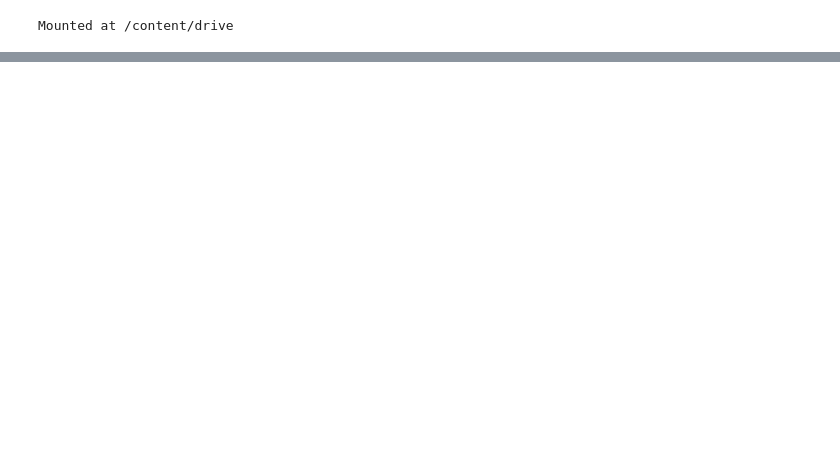
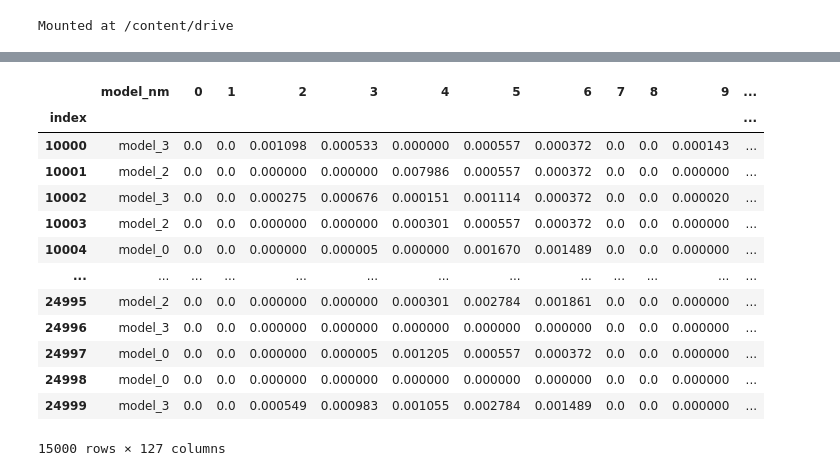
Before and after one commit to chojaeyoon/404, a Jupyter notebook: 식민지/멤제이/LG_data_merge.ipynb, the cells around one changed output, grey strips where cells are left out. Drawn from its saved outputs; the diff is of its cells as text; code cells hidden in the pictures; blank space fills up the shorter version.

```diff
--- a/식민지/멤제이/LG_data_merge.ipynb
+++ b/식민지/멤제이/LG_data_merge.ipynb
@@ -82,0 +177,30 @@ sns.distplot(b, bins = 1000)
+# %%
+trainset = pd.concat([trainset, train_err_code_frq, train_qui_frq], axis = 1)
+testset = pd.concat([testset, test_err_code_frq, test_qui_frq], axis = 1)
+# %%
+trainset2 = trainset.reset_index()
+testset2 = testset.reset_index()
+# %%
+probs = list(set(train_prob.user_id))
+# %%
+trainset2['TARGET'] = trainset2['index'].apply(lambda x: 1 if x in probs else 0)
+trainset2.set_index('index', inplace=True)
+# %%
+X = trainset2.iloc[:,:-1]
+y = pd.DataFrame(trainset2.iloc[:,-1])
+X
+# %% [output]
+|  | model_nm | 0 | 1 | 2 | 3 | 4 | 5 | 6 | 7 | 8 | 9 | ... |
+| index |  |  |  |  |  |  |  |  |  |  |  | ... |
+| 10000 | model_3 | 0.0 | 0.0 | 0.001098 | 0.000533 | 0.000000 | 0.000557 | 0.000372 | 0.0 | 0.0 | 0.000143 | ... |
+| 10001 | model_2 | 0.0 | 0.0 | 0.000000 | 0.000000 | 0.007986 | 0.000557 | 0.000372 | 0.0 | 0.0 | 0.000000 | ... |
+| 10002 | model_3 | 0.0 | 0.0 | 0.000275 | 0.000676 | 0.000151 | 0.001114 | 0.000372 | 0.0 | 0.0 | 0.000020 | ... |
+| 10003 | model_2 | 0.0 | 0.0 | 0.000000 | 0.000000 | 0.000301 | 0.000557 | 0.000372 | 0.0 | 0.0 | 0.000000 | ... |
+| 10004 | model_0 | 0.0 | 0.0 | 0.000000 | 0.000005 | 0.000000 | 0.001670 | 0.001489 | 0.0 | 0.0 | 0.000000 | ... |
+| ... | ... | ... | ... | ... | ... | ... | ... | ... | ... | ... | ... | ... |
+| 24995 | model_2 | 0.0 | 0.0 | 0.000000 | 0.000000 | 0.000301 | 0.002784 | 0.001861 | 0.0 | 0.0 | 0.000000 | ... |
+| 24996 | model_3 | 0.0 | 0.0 | 0.000000 | 0.000000 | 0.000000 | 0.000000 | 0.000000 | 0.0 | 0.0 | 0.000000 | ... |
+| 24997 | model_0 | 0.0 | 0.0 | 0.000000 | 0.000005 | 0.001205 | 0.000557 | 0.000372 | 0.0 | 0.0 | 0.000000 | ... |
+| 24998 | model_0 | 0.0 | 0.0 | 0.000000 | 0.000000 | 0.000000 | 0.000000 | 0.000000 | 0.0 | 0.0 | 0.000000 | ... |
+| 24999 | model_3 | 0.0 | 0.0 | 0.000549 | 0.000983 | 0.001055 | 0.002784 | 0.001489 | 0.0 | 0.0 | 0.000000 | ... |
+15000 rows × 127 columns
```
Also changed, not shown: parts of 28 cells of this notebook, 1 other file.
